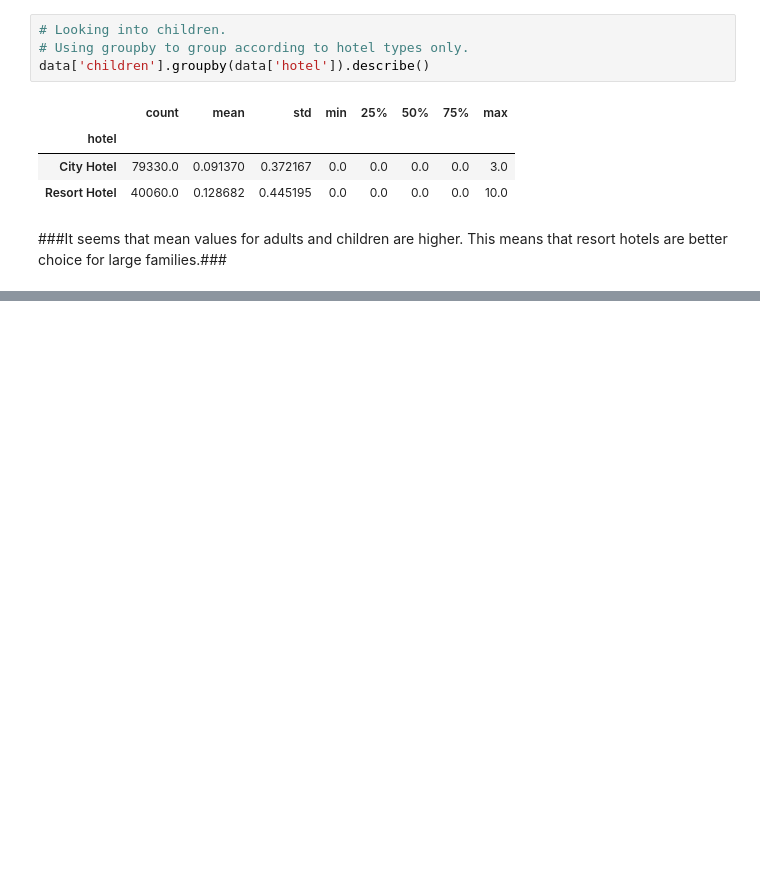
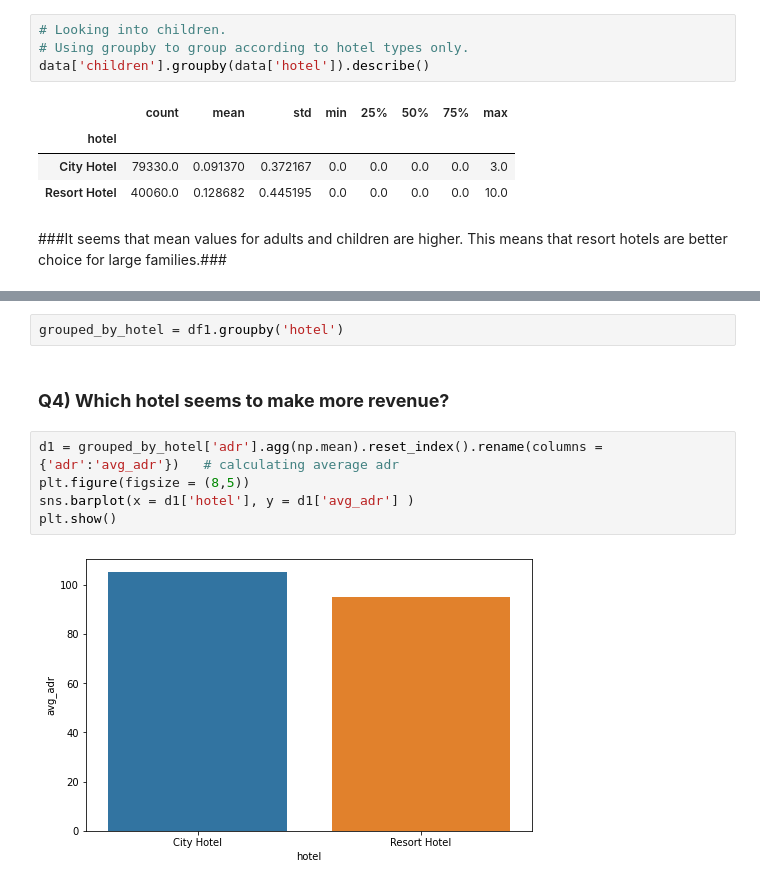
Before and after one commit to 9844964194/Sachin-Panchal, a Jupyter notebook: Hotel_Booking_Analysis_Capstone_Project.ipynb, the cells around one changed output, grey strips where cells are left out. Saved outputs shown, nothing was run; the diff lists cells and outputs as text; blank space fills up the shorter version.

```diff
--- a/Hotel_Booking_Analysis_Capstone_Project.ipynb
+++ b/Hotel_Booking_Analysis_Capstone_Project.ipynb
@@ -267,0 +336,11 @@ data['children'].groupby(data['hotel']).describe()
+# %%
+grouped_by_hotel = df1.groupby('hotel')
+# %% [markdown]
+### <b> Q4) Which hotel seems to make more revenue? </b> ###
+# %%
+d1 = grouped_by_hotel['adr'].agg(np.mean).reset_index().rename(columns = {'adr':'avg_adr'})   # calculating average adr
+plt.figure(figsize = (8,5))
+sns.barplot(x = d1['hotel'], y = d1['avg_adr'] )
+plt.show()
+# %% [output]
+[figure, added]
```
Also changed, not shown: parts of 21 cells of this notebook.
